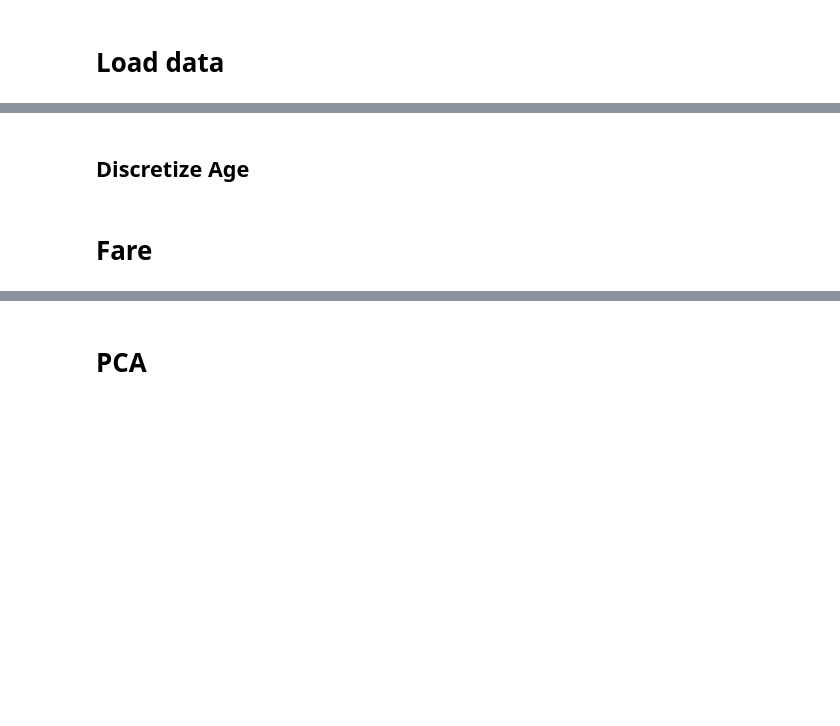
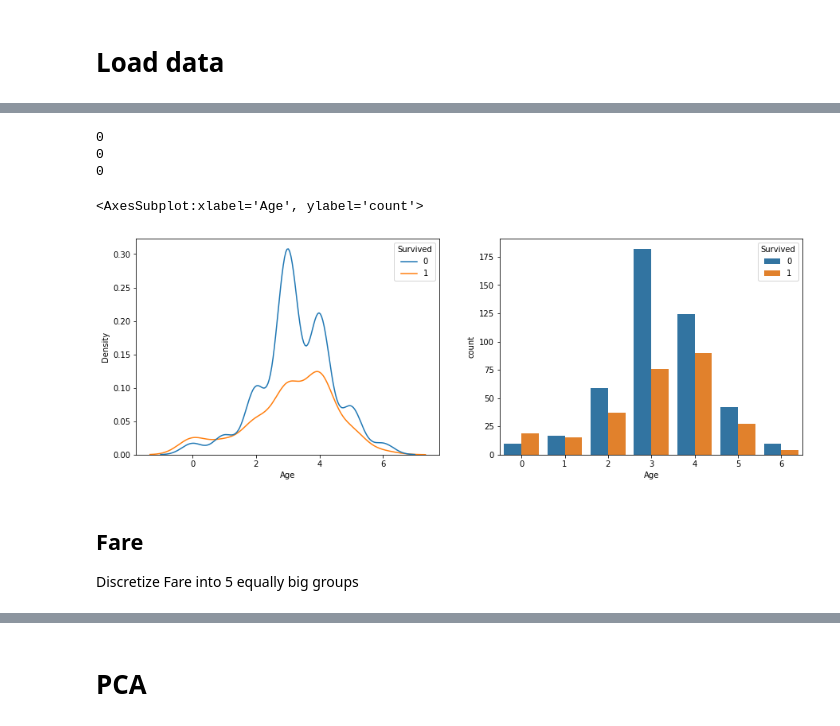
Before and after one commit to niggoo/titanic-classification, a Jupyter notebook: notebook.ipynb, the cells around one changed output, grey strips where cells are left out. Saved outputs shown, nothing was run; the diff lists cells and outputs as text; code cells hidden in the pictures; blank space fills up the shorter version.

```diff
--- a/notebook.ipynb
+++ b/notebook.ipynb
@@ -58,11 +227,23 @@ display(df_train[(df_train["Pclass"] == 2) & (df_train["Sex"] == "male") & (df_t
 # %%
 def impute_age(df):
-    df.loc[(df["Pclass"] == 1) & (df["Sex"] == "female") & (df["Age"].isnull()), "Age"] = 35
-    df.loc[(df["Pclass"] == 1) & (df["Sex"] == "male") & (df["Age"].isnull()), "Age"] = 41
-    df.loc[(df["Pclass"] == 2) & (df["Sex"] == "female") & (df["Age"].isnull()), "Age"] = 28
-    df.loc[(df["Pclass"] == 2) & (df["Sex"] == "male") & (df["Age"].isnull()), "Age"] = 30
-    df.loc[(df["Pclass"] == 3) & (df["Sex"] == "female") & (df["Age"].isnull()), "Age"] = 22
-    df.loc[(df["Pclass"] == 3) & (df["Sex"] == "male") & (df["Age"].isnull()), "Age"] = 26
+    df.loc[(df["Pclass"] == 1) & (df["Sex"] == "female") & (df["Title"] == 2) & (df["Age"].isnull()), "Age"] = 30
+    df.loc[(df["Pclass"] == 1) & (df["Sex"] == "female") & (df["Title"] == 4) & (df["Age"].isnull()), "Age"] = 39
+    df.loc[(df["Pclass"] == 1) & (df["Sex"] == "female") & (df["Title"] == 5) & (df["Age"].isnull()), "Age"] = 40.5
+    df.loc[(df["Pclass"] == 1) & (df["Sex"] == "male") & (df["Title"] == 1) & (df["Age"].isnull()), "Age"] = 2.46
+    df.loc[(df["Pclass"] == 1) & (df["Sex"] == "male") & (df["Title"] == 3) & (df["Age"].isnull()), "Age"] = 38.5
+    df.loc[(df["Pclass"] == 1) & (df["Sex"] == "male") & (df["Title"] == 5) & (df["Age"].isnull()), "Age"] = 44
+    df.loc[(df["Pclass"] == 1) & (df["Sex"] == "male") & (df["Title"] == 6) & (df["Age"].isnull()), "Age"] = 56
+
+    df.loc[(df["Pclass"] == 2) & (df["Sex"] == "female") & (df["Title"] == 2) & (df["Age"].isnull()), "Age"] = 24
+    df.loc[(df["Pclass"] == 2) & (df["Sex"] == "female") & (df["Title"] == 4) & (df["Age"].isnull()), "Age"] = 30.5
+    df.loc[(df["Pclass"] == 2) & (df["Sex"] == "male") & (df["Title"] == 1) & (df["Age"].isnull()), "Age"] = 1.5
+    df.loc[(df["Pclass"] == 2) & (df["Sex"] == "male") & (df["Title"] == 3) & (df["Age"].isnull()), "Age"] = 30
+    df.loc[(df["Pclass"] == 2) & (df["Sex"] == "male") & (df["Title"] == 5) & (df["Age"].isnull()), "Age"] = 52.5
+
+    df.loc[(df["Pclass"] == 3) & (df["Sex"] == "female") & (df["Title"] == 2) & (df["Age"].isnull()), "Age"] = 18
+    df.loc[(df["Pclass"] == 3) & (df["Sex"] == "female") & (df["Title"] == 4) & (df["Age"].isnull()), "Age"] = 31
+    df.loc[(df["Pclass"] == 3) & (df["Sex"] == "male") & (df["Title"] == 1) & (df["Age"].isnull()), "Age"] = 4
+    df.loc[(df["Pclass"] == 3) & (df["Sex"] == "male") & (df["Title"] == 3) & (df["Age"].isnull()), "Age"] = 27
 
     return df
 
@@ -74,3 +263,9 @@ df_train.loc[[256, 166, 2, 1, 55]]
-# %% [markdown]
-## Discretize Age
+# %%
+print(df_train["Age"].isnull().sum())
+print(df_val["Age"].isnull().sum())
+print(df_test["Age"].isnull().sum())
+# %% [output]
+0
+0
+0
 # %%
@@ -79,8 +284,16 @@ age_bins = [0, 3, 13, 19, 29, 45, 60, np.inf]
 df_train["Age"] = pd.cut(df_train["Age"], bins=age_bins, labels=False)
 df_val["Age"] = pd.cut(df_val["Age"], bins=age_bins, labels=False)
 df_test["Age"] = pd.cut(df_test["Age"], bins=age_bins, labels=False)
-# %% [markdown]
-# Fare
+# %%
+fig, axs = plt.subplots(1,2, figsize=(15,5))
+sns.kdeplot(data=df_train, x="Age", hue="Survived", ax=axs[0])
+sns.countplot(data=df_train, x="Age", hue="Survived", ax=axs[1])
+# %% [output]
+<AxesSubplot:xlabel='Age', ylabel='count'>
+[figure, added]
+# %% [markdown]
+## Fare
+Discretize Fare into 5 equally big groups
 # %%
 fare_bins = pd.qcut(df_train["Fare"], 5, retbins=True)[1]
 fare_bins[0] = -np.inf
```
Also changed, not shown: parts of 78 cells of this notebook.
